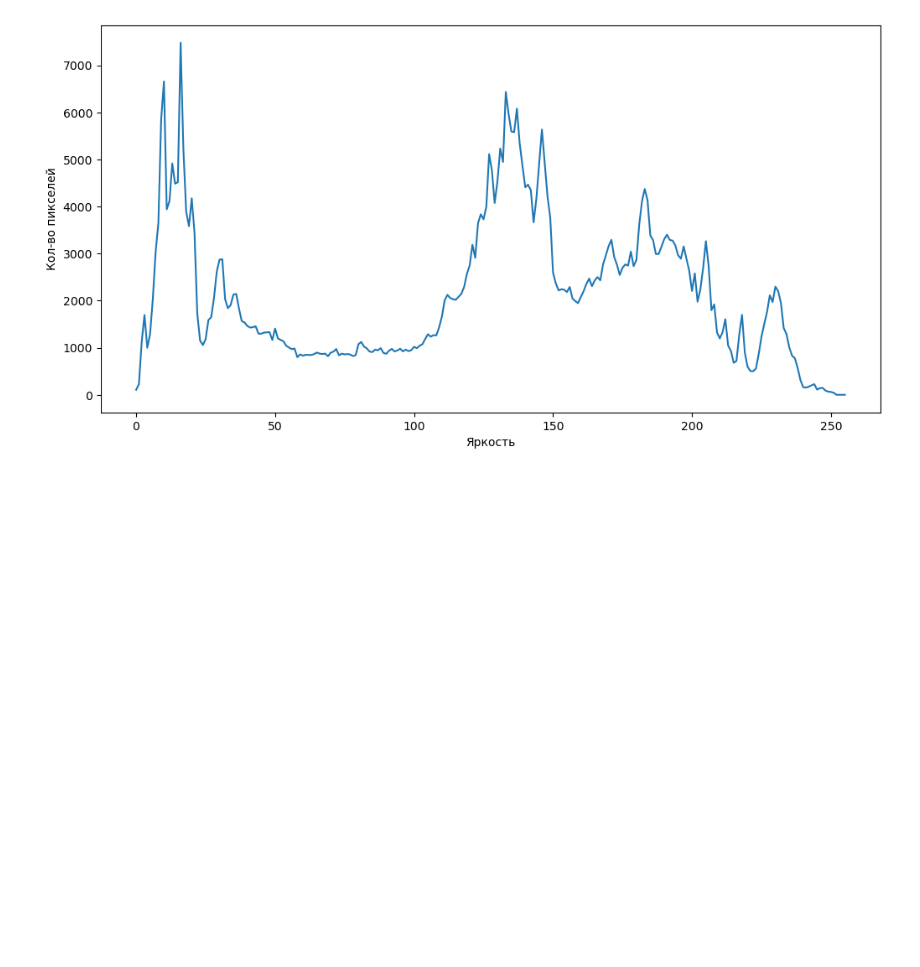
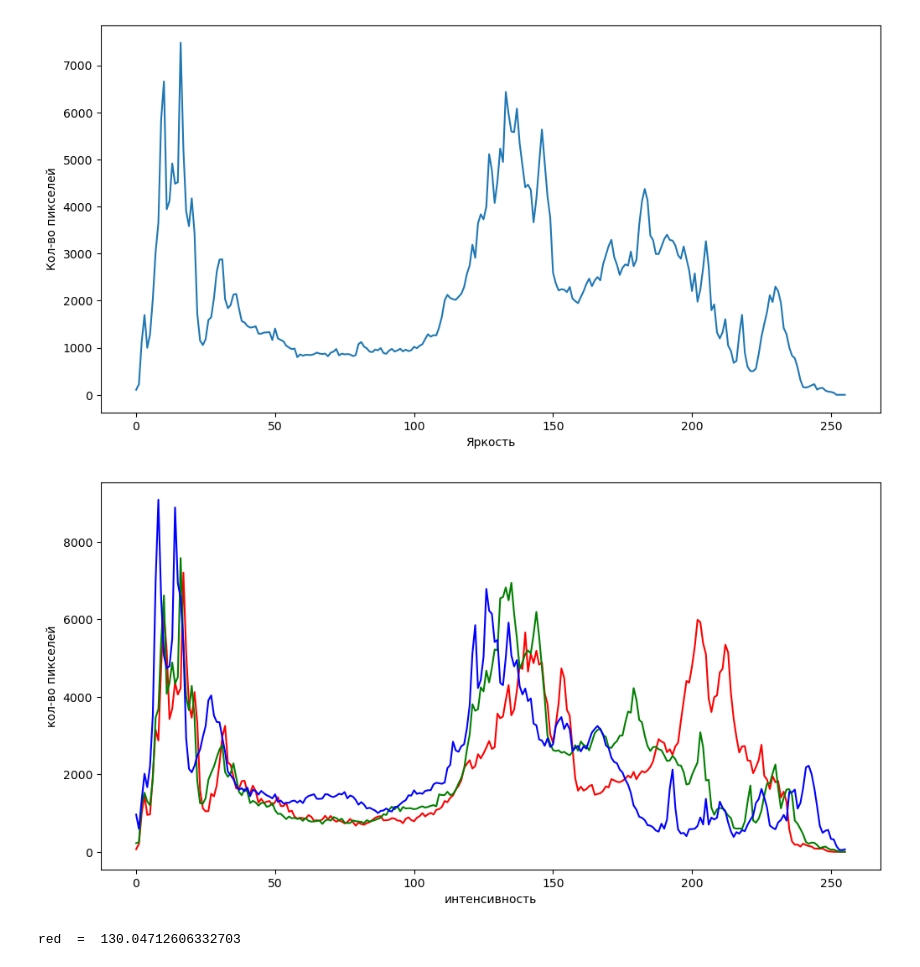
Before and after one commit to Travkova/CV_labs, a Jupyter notebook: Гистограмма, профили и проекции/lab2.ipynb, the cells around one changed output. Cells and saved outputs as stored; diff of their text form; code cells hidden in the pictures; blank space fills up the shorter version.

Commit message:
добавил гистограмму показывающую интенсивности каналов  rgb, просчитал канал с максимальной интенсивностью

```diff
--- a/Гистограмма, профили и проекции/lab2.ipynb
+++ b/Гистограмма, профили и проекции/lab2.ipynb
@@ -19,3 +20,28 @@ plt.ylabel("Кол-во пикселей")
 plt.show()
 # %% [output]
 [figure]
+# %%
+channels =["red","green","blue"]
+mean_intensity_value = {}
+
+plt.figure(figsize=(12,6))
+
+for channel, color in enumerate(channels):
+    rgb_hist = cv2.calcHist([changing_image],[channel],None,[256],[0,256])
+    plt.plot(rgb_hist,color = color)
+
+    intensity= np.arange(256)
+    mean_intensity = (np.sum(intensity*rgb_hist.flatten())/np.sum(rgb_hist))
+
+    mean_intensity_value[channel]=mean_intensity
+
+plt.xlabel("интенсивность")
+plt.ylabel("кол-во пикселей")
+plt.show()
+
+max_intensity_channel = max(mean_intensity_value, key=mean_intensity_value.get)
+print("Самый насыщенный канал: ")
+print(channels[max_intensity_channel], " = ", mean_intensity_value[max_intensity_channel])
+# %% [output]
+[figure, added]
+red  =  130.04712606332703
```
Also changed, not shown: parts of 1 cell of this notebook.
